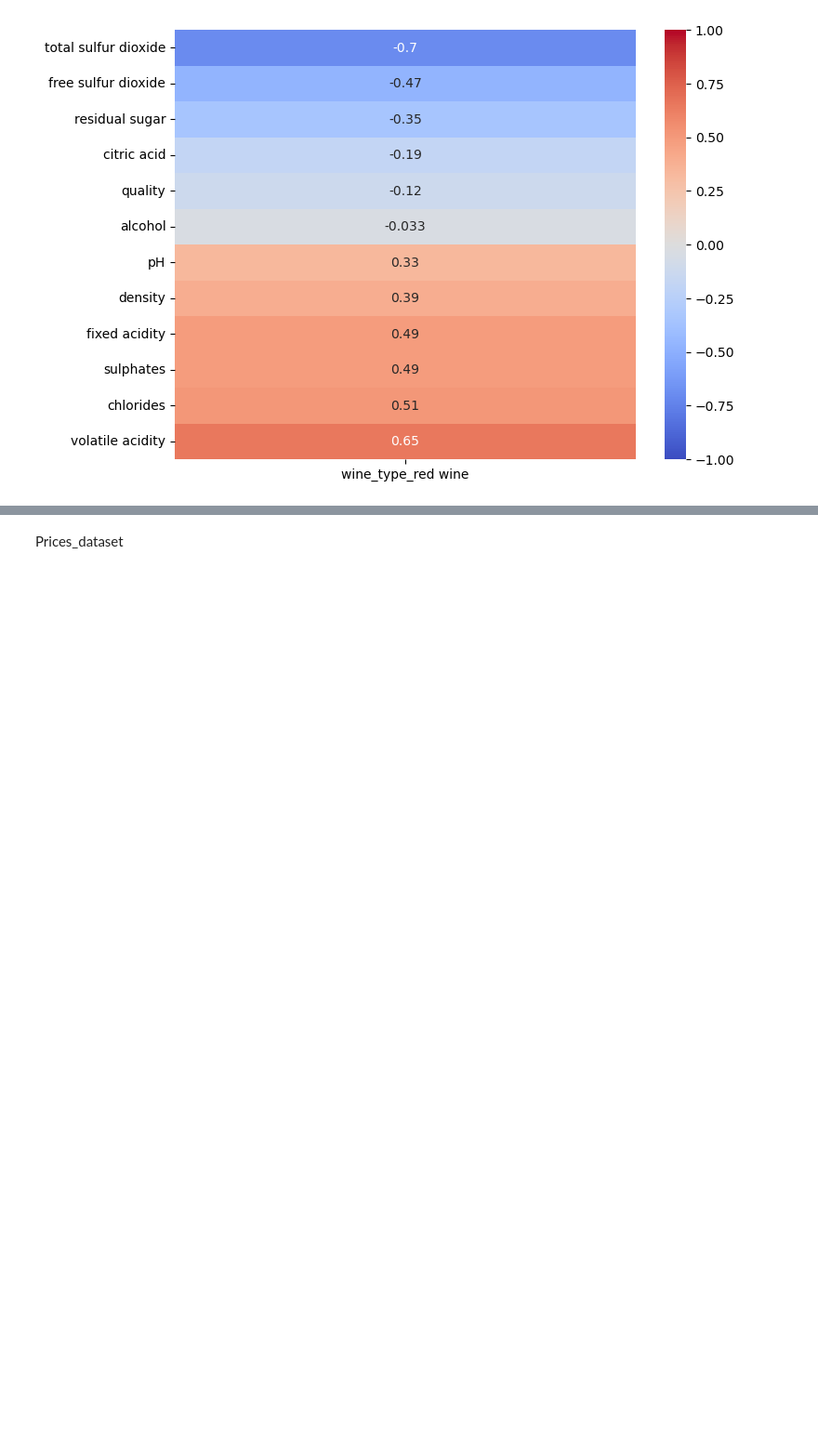
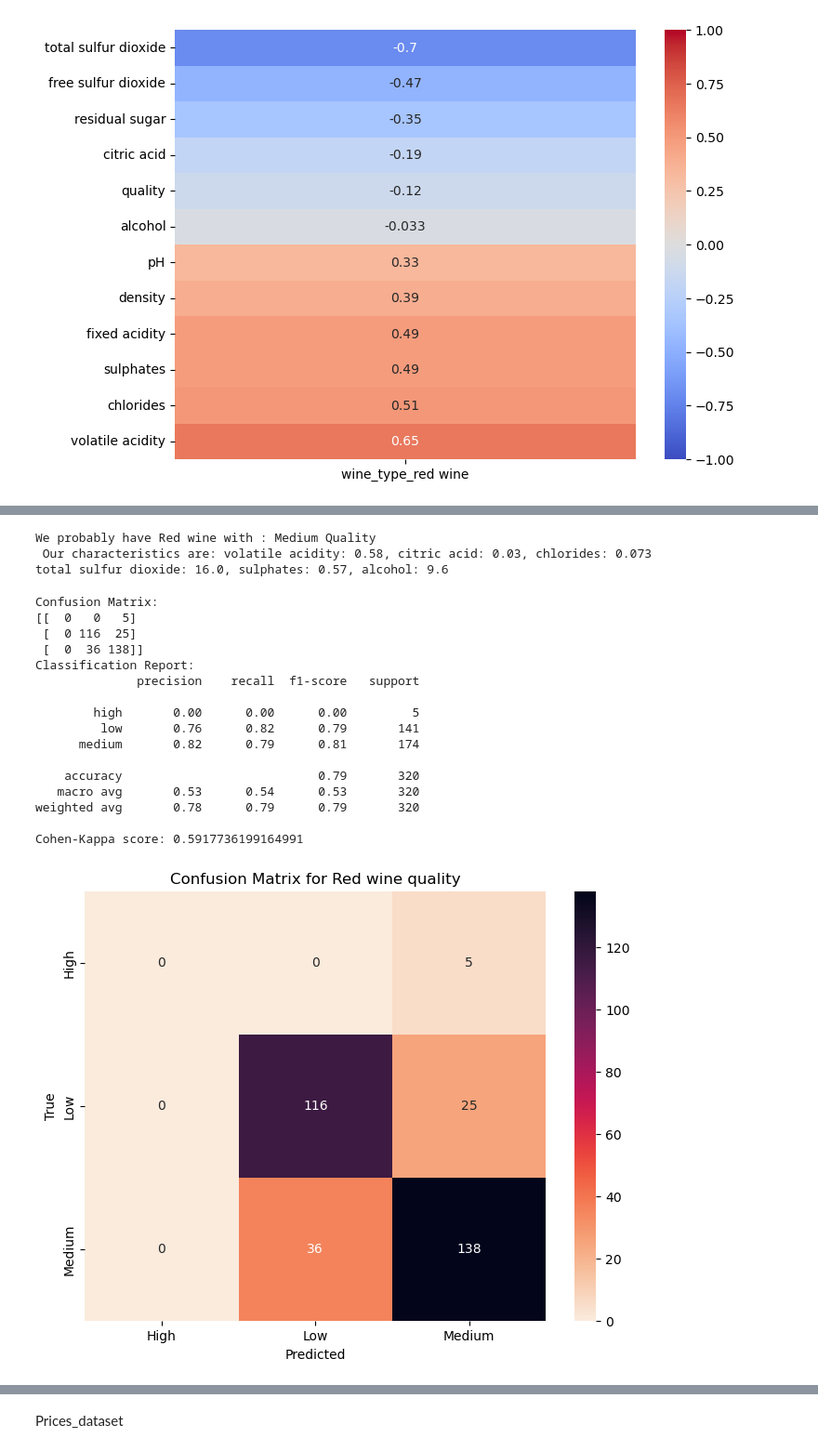
Before and after one commit to novik2713/CAB_Winery_Project, a Jupyter notebook: winery_ml.ipynb, the cells around one changed output, grey strips where cells are left out. Shown at 93% size. Drawn from its saved outputs; the diff is of its cells as text; code cells hidden in the pictures; blank space fills up the shorter version.

```diff
--- a/winery_ml.ipynb
+++ b/winery_ml.ipynb
@@ -1074,0 +337,7 @@ ValueError: penalty='none' is not supported for the liblinear solver
+# %%
+red_wine = red_wine.drop(['density','fixed acidity', 'quality_category','residual sugar','free sulfur dioxide','pH'],axis='columns')
+Quality = red_wine["quality_encoded"]
+Quality = Quality.values.reshape(-1, 1)
+
+print(red_wine.shape)
+print(Quality.shape)
@@ -1074,0 +347,2 @@ ValueError: penalty='none' is not supported for the liblinear solver
+# %%
+red_wine = red_wine.drop(["quality_encoded", 'quality'],axis='columns')
@@ -1074,0 +365,2 @@ ValueError: penalty='none' is not supported for the liblinear solver
+# %%
+r_train, r_test, Q_train, Q_test = train_test_split(red_wine, Quality, test_size=0.2, random_state=42)
@@ -1074,0 +416,6 @@ ValueError: penalty='none' is not supported for the liblinear solver
+# %%
+#Random Forest Classification algorithm
+from sklearn.ensemble import RandomForestClassifier
+red_rf = RandomForestClassifier(max_depth =20, min_samples_leaf= 1, min_samples_split= 2, n_estimators= 100, random_state = 0)
+red_rf.fit(r_train, Q_train.ravel())
+print('Random Forest Classifier Training Accuracy:', (red_rf.score(r_test, Q_test))*100)
@@ -1074,0 +449,47 @@ ValueError: penalty='none' is not supported for the liblinear solver
+# %%
+quality_mapping = {
+    0: "High Quality",
+    1: "Medium Quality",
+    2: "Low Quality"
+}
+# Enter the attributes ['volatile acidity	citric acid	chlorides	total sulfur dioxide	sulphates	alcohol']
+predictions = [0.58, 0.03, 0.073, 16.0, 0.57, 9.6]
+
+pred_result = red_multitree.predict([predictions])
+predicted_quality = quality_mapping.get(pred_result[0], "Unknown Quality")
+
+print(f"We probably have Red wine with : {predicted_quality}"
+      f"\n Our characteristics are: volatile acidity: {predictions[0]}, citric acid: {predictions[1]}, chlorides: {predictions[2]}  "
+      f"\ntotal sulfur dioxide: {predictions[3]}, sulphates: {predictions[4]}, alcohol: {predictions[5]}")
+# %% [output]
+We probably have Red wine with : Medium Quality
+ Our characteristics are: volatile acidity: 0.58, citric acid: 0.03, chlorides: 0.073
+total sulfur dioxide: 16.0, sulphates: 0.57, alcohol: 9.6
+# %%
+# Make predictions for Quality of red wine
+evaluate_model(red_rf, r_test, Q_test, target_names=["high", "low", "medium"])
+cm = confusion_matrix(Q_test, red_rf.predict(r_test))
+plt.figure(figsize=(8, 6))
+sns.heatmap(cm, annot=True, fmt="d", cmap="rocket_r", xticklabels=["High", "Low", 'Medium'], yticklabels=["High", "Low", "Medium"])
+plt.xlabel("Predicted")
+plt.ylabel("True")
+plt.title("Confusion Matrix for Red wine quality")
+plt.show()
+# %% [output]
+Confusion Matrix:
+[[  0   0   5]
+ [  0 116  25]
+ [  0  36 138]]
+Classification Report:
+              precision    recall  f1-score   support
+
+        high       0.00      0.00      0.00         5
+         low       0.76      0.82      0.79       141
+      medium       0.82      0.79      0.81       174
+
+    accuracy                           0.79       320
+   macro avg       0.53      0.54      0.53       320
+weighted avg       0.78      0.79      0.79       320
+
+Cohen-Kappa score: 0.5917736199164991
+[figure, added]
```
Also changed, not shown: parts of 136 cells of this notebook.
